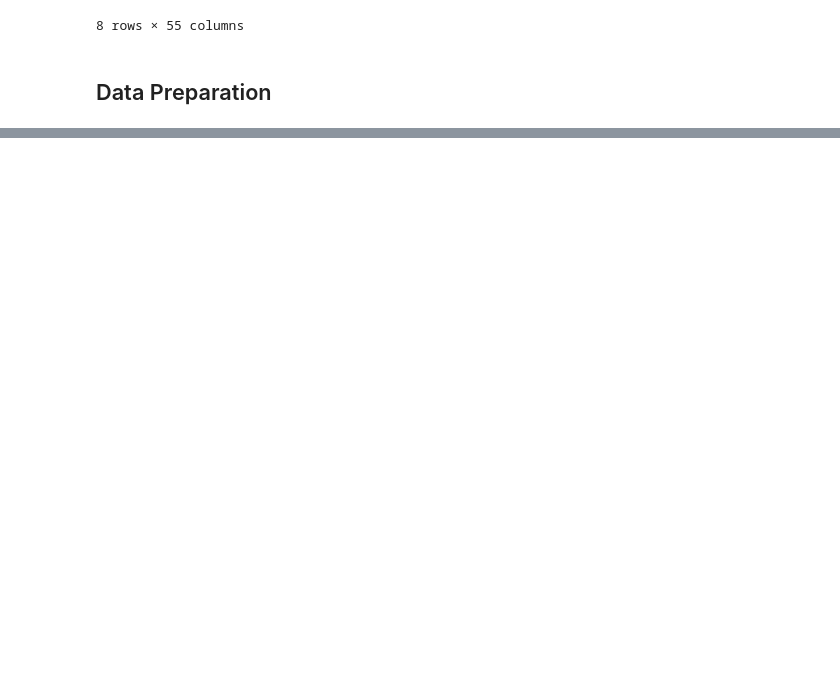
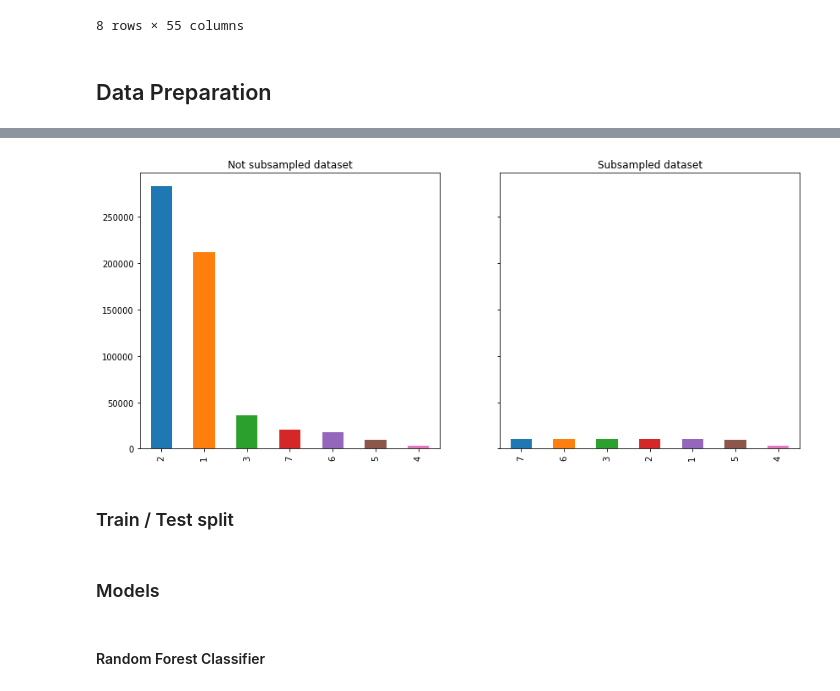
Before and after one commit to mskl/ist-mi-cdadosi7, a Jupyter notebook: project/matyas_project_forestry.ipynb, the cells around one changed output, grey strips where cells are left out. Saved outputs shown, nothing was run; the diff lists cells and outputs as text; code cells hidden in the pictures; blank space fills up the shorter version.

Commit message:
some work on dataset 2

```diff
--- a/project/matyas_project_forestry.ipynb
+++ b/project/matyas_project_forestry.ipynb
@@ -42,0 +52,15 @@ df
+# %%
+# Subsample all classes to 10k
+class_size= 10000
+
+ri = df.groupby("Cover_Type").apply(lambda x: x.sample(min(class_size, len(x)))).reset_index(1)
+ri = ri.drop(columns=["Cover_Type"]).reset_index().drop(columns=["level_1"])
+# %%
+f, (ax1, ax2) = plt.subplots(1, 2, sharey=True, figsize=(14,6))
+df.Cover_Type.value_counts().plot(kind="bar", ax=ax1, title="Not subsampled dataset")
+ri.Cover_Type.value_counts().plot(kind="bar", ax=ax2, title="Subsampled dataset")
+plt.show()
+# %% [output]
+[figure, added]
+# %% [markdown]
+### Train / Test split
@@ -42,0 +71,2 @@ df
+# %% [markdown]
+### Models
@@ -42,0 +75,2 @@ df
+# %% [markdown]
+#### Random Forest Classifier
```
Also changed, not shown: parts of 4 cells of this notebook.
